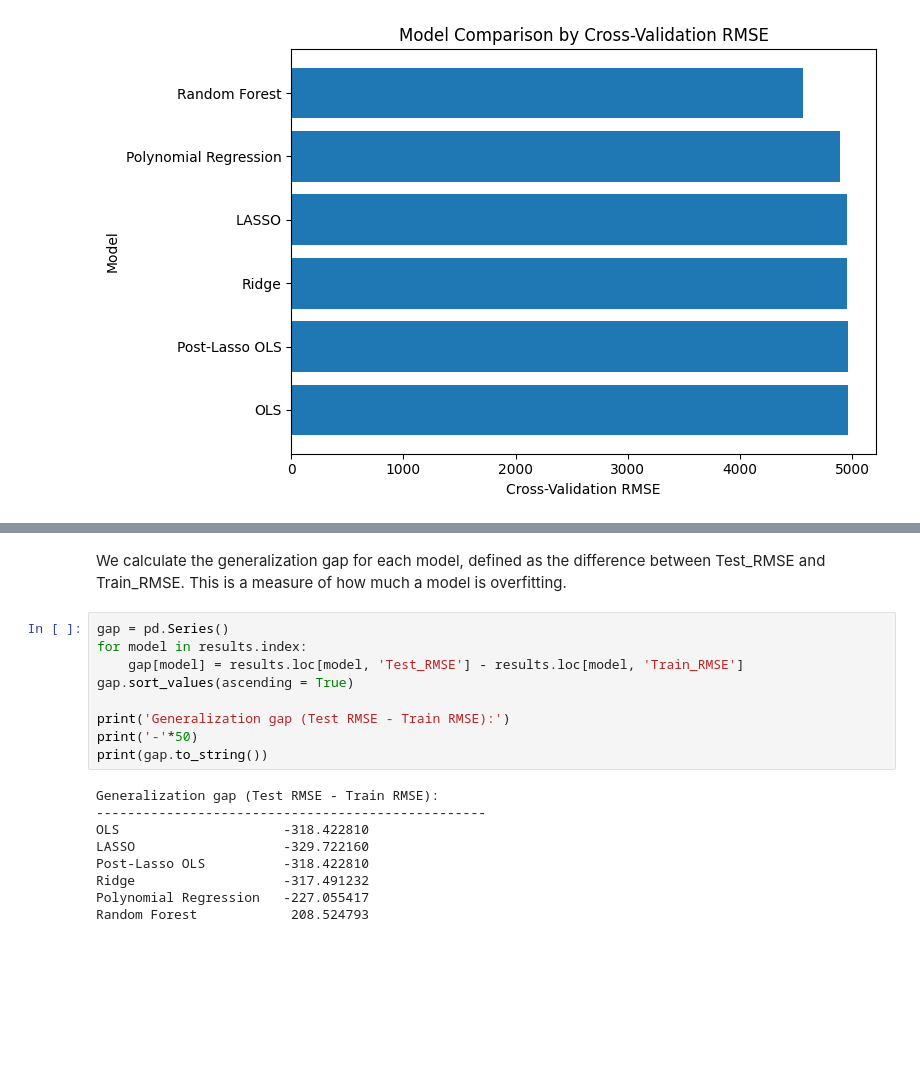
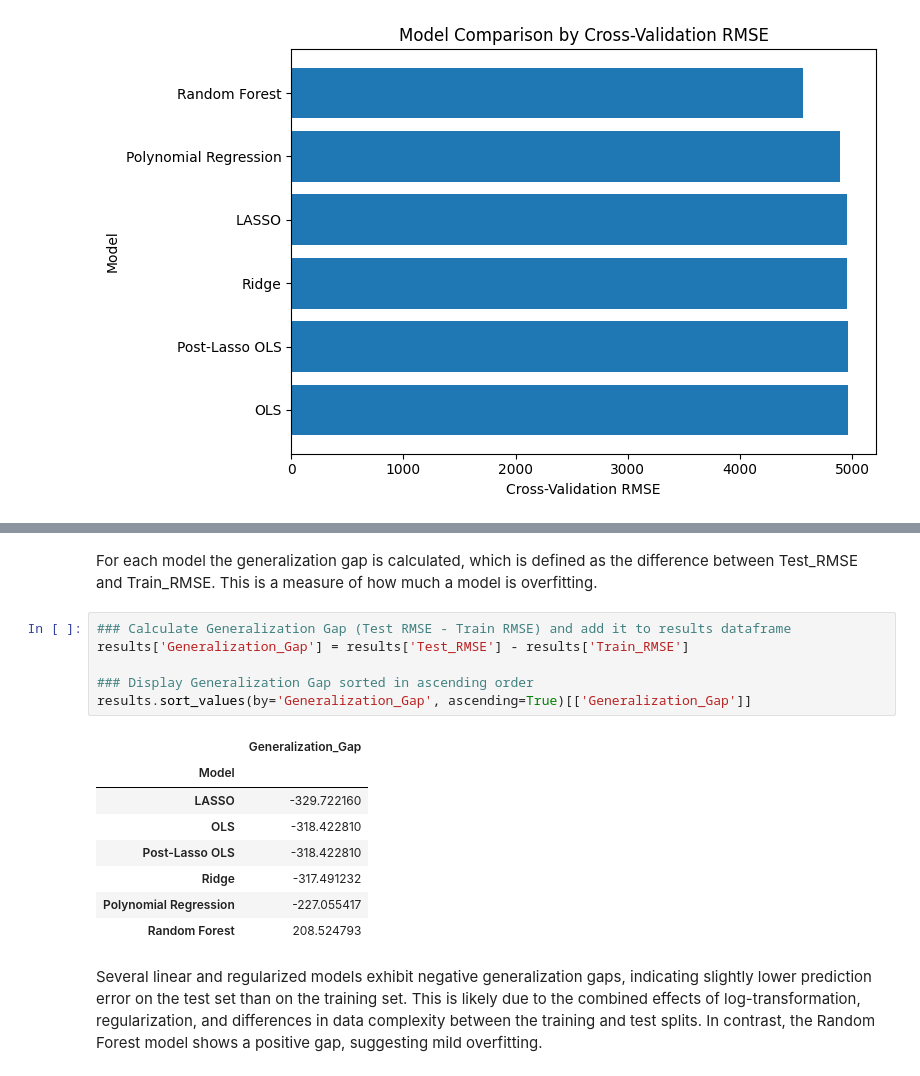
Before and after one commit to NikifBi/Medical_Costs_Regression_Analysis, a Jupyter notebook: Medical Costs.ipynb, the cells around one changed output, grey strips where cells are left out. Cells and saved outputs as stored; diff of their text form; blank space fills up the shorter version.

Commit message:
Analysis of Generalization gap

```diff
--- a/Medical Costs.ipynb
+++ b/Medical Costs.ipynb
@@ -1770,20 +1760,19 @@ results.sort_values(by ='Test_RMSE', ascending = True)
 # %% [markdown]
-We calculate the generalization gap for each model, defined as the difference between Test_RMSE and Train_RMSE. This is a measure of how much a model is overfitting.
+For each model the generalization gap is calculated, which is defined as the difference between Test_RMSE and Train_RMSE. This is a measure of how much a model is overfitting.
-# %%
-gap = pd.Series()
-for model in results.index:
-    gap[model] = results.loc[model, 'Test_RMSE'] - results.loc[model, 'Train_RMSE']
-gap.sort_values(ascending = True)
-
-print('Generalization gap (Test RMSE - Train RMSE):')
-print('-'*50)
-print(gap.to_string())
-# %% [output]
-Generalization gap (Test RMSE - Train RMSE):
---------------------------------------------------
-OLS                     -318.422810
-LASSO                   -329.722160
-Post-Lasso OLS          -318.422810
-Ridge                   -317.491232
-Polynomial Regression   -227.055417
-Random Forest            208.524793
+# %%
+### Calculate Generalization Gap (Test RMSE - Train RMSE) and add it to results dataframe
+results['Generalization_Gap'] = results['Test_RMSE'] - results['Train_RMSE']
+
+### Display Generalization Gap sorted in ascending order
+results.sort_values(by='Generalization_Gap', ascending=True)[['Generalization_Gap']]
+# %% [output]
+|  | Generalization_Gap |
+| Model |  |
+| LASSO | -329.722160 |
+| OLS | -318.422810 |
+| Post-Lasso OLS | -318.422810 |
+| Ridge | -317.491232 |
+| Polynomial Regression | -227.055417 |
+| Random Forest | 208.524793 |
+# %% [markdown]
+Several linear and regularized models exhibit negative generalization gaps, indicating slightly lower prediction error on the test set than on the training set. This is likely due to the combined effects of log-transformation, regularization, and differences in data complexity between the training and test splits. In contrast, the Random Forest model shows a positive gap, suggesting mild overfitting.
```
Also changed, not shown: parts of 4 cells of this notebook.
